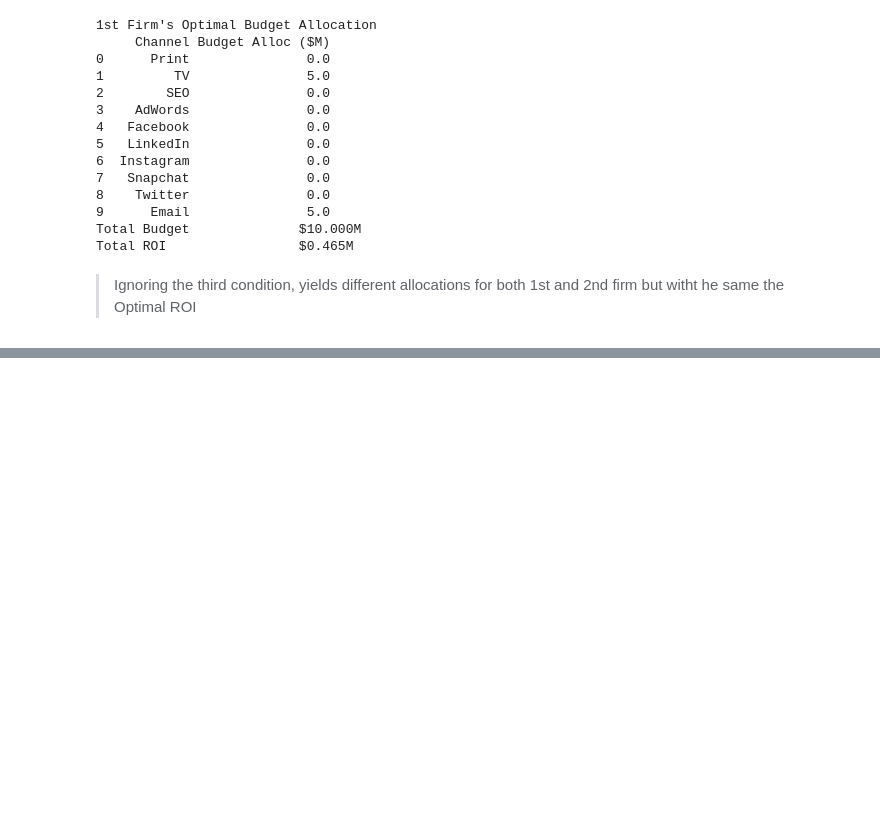
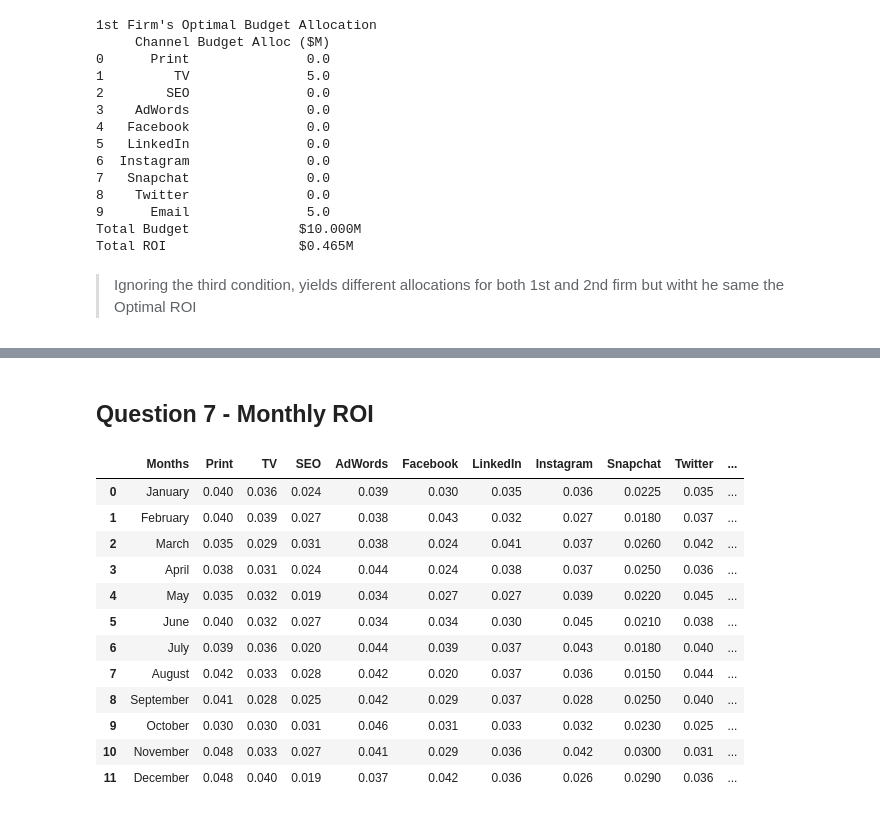
Before and after one commit to nikhilnair31/RM294---Optimatization-1-Group-Project-1, a Jupyter notebook: RM294_Optimization_1_Project_1.ipynb, the cells around one changed output, grey strips where cells are left out. Saved outputs shown, nothing was run; the diff lists cells and outputs as text; code cells hidden in the pictures; blank space fills up the shorter version.

```diff
--- a/RM294_Optimization_1_Project_1.ipynb
+++ b/RM294_Optimization_1_Project_1.ipynb
@@ -53,0 +56,3 @@ roi_csv_file_df = pd.read_csv(roi_csv_filepath)
+# %%
+var_names = roi_csv_file_df.columns.tolist()[1:]
+var_names
@@ -303,0 +339,25 @@ Total ROI                 $0.465M
+# %% [markdown]
+## Question 7 - Monthly ROI
+# %%
+# Reading ROI by month by channel data from CSV
+df_month_channel_roi = pd.read_csv(r'/content/drive/MyDrive/Colab Notebooks/2. Fall/O1/Data/roi_mat.csv')
+# Drop Unnamed column
+df_month_channel_roi.rename(columns={'Unnamed: 0':'Months'}, inplace=True)
+# Convert % to decimal
+df_month_channel_roi[var_names] = df_month_channel_roi[var_names].apply(lambda x : x/100)
+
+df_month_channel_roi
+# %% [output]
+|  | Months | Print | TV | SEO | AdWords | Facebook | LinkedIn | Instagram | Snapchat | Twitter | ... |
+| 0 | January | 0.040 | 0.036 | 0.024 | 0.039 | 0.030 | 0.035 | 0.036 | 0.0225 | 0.035 | ... |
+| 1 | February | 0.040 | 0.039 | 0.027 | 0.038 | 0.043 | 0.032 | 0.027 | 0.0180 | 0.037 | ... |
+| 2 | March | 0.035 | 0.029 | 0.031 | 0.038 | 0.024 | 0.041 | 0.037 | 0.0260 | 0.042 | ... |
+| 3 | April | 0.038 | 0.031 | 0.024 | 0.044 | 0.024 | 0.038 | 0.037 | 0.0250 | 0.036 | ... |
+| 4 | May | 0.035 | 0.032 | 0.019 | 0.034 | 0.027 | 0.027 | 0.039 | 0.0220 | 0.045 | ... |
+| 5 | June | 0.040 | 0.032 | 0.027 | 0.034 | 0.034 | 0.030 | 0.045 | 0.0210 | 0.038 | ... |
+| 6 | July | 0.039 | 0.036 | 0.020 | 0.044 | 0.039 | 0.037 | 0.043 | 0.0180 | 0.040 | ... |
+| 7 | August | 0.042 | 0.033 | 0.028 | 0.042 | 0.020 | 0.037 | 0.036 | 0.0150 | 0.044 | ... |
+| 8 | September | 0.041 | 0.028 | 0.025 | 0.042 | 0.029 | 0.037 | 0.028 | 0.0250 | 0.040 | ... |
+| 9 | October | 0.030 | 0.030 | 0.031 | 0.046 | 0.031 | 0.033 | 0.032 | 0.0230 | 0.025 | ... |
+| 10 | November | 0.048 | 0.033 | 0.027 | 0.041 | 0.029 | 0.036 | 0.042 | 0.0300 | 0.031 | ... |
+| 11 | December | 0.048 | 0.040 | 0.019 | 0.037 | 0.042 | 0.036 | 0.026 | 0.0290 | 0.036 | ... |
```
Also changed, not shown: parts of 13 cells of this notebook.
